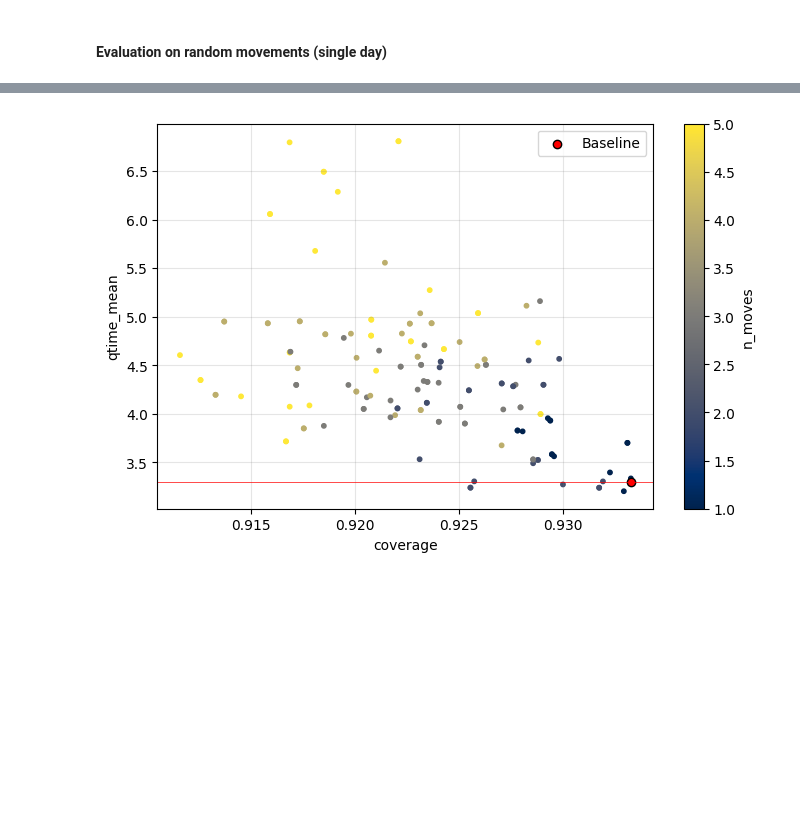
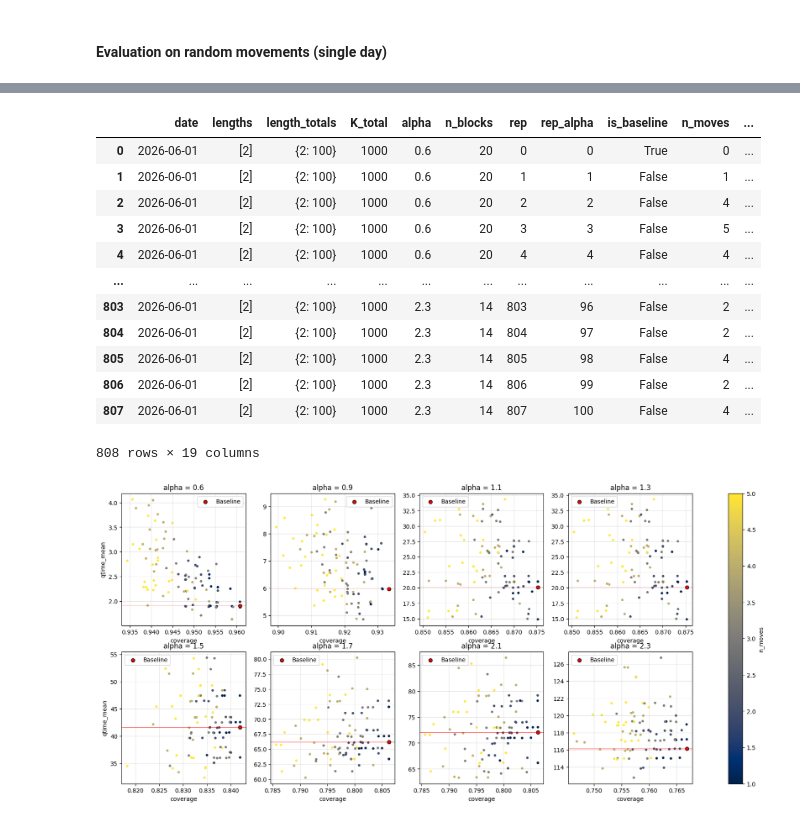
Before and after one commit to ZanchiLorenzo/security_paper, a Jupyter notebook: Tester FLR security.ipynb, the cells around one changed output, grey strips where cells are left out. Drawn from its saved outputs; the diff is of its cells as text; code cells hidden in the pictures; blank space fills up the shorter version.

```diff
--- a/Tester FLR security.ipynb
+++ b/Tester FLR security.ipynb
@@ -2224,24 +1895,47 @@ running rep=5, n_moves=3
 # %%
-df_pert.to_excel(os.path.join("data", f"perturbation_results2_{date.date()}.xlsx"), index=False)
+df_pert = pd.read_excel(os.path.join("data", f"perturbation_alpha_{date.date()}.xlsx"))
+df_pert
+# %% [output]
+|  | date | lengths | length_totals | K_total | alpha | n_blocks | rep | rep_alpha | is_baseline | n_moves | ... |
+| 0 | 2026-06-01 | [2] | {2: 100} | 1000 | 0.6 | 20 | 0 | 0 | True | 0 | ... |
+| 1 | 2026-06-01 | [2] | {2: 100} | 1000 | 0.6 | 20 | 1 | 1 | False | 1 | ... |
+| 2 | 2026-06-01 | [2] | {2: 100} | 1000 | 0.6 | 20 | 2 | 2 | False | 4 | ... |
+| 3 | 2026-06-01 | [2] | {2: 100} | 1000 | 0.6 | 20 | 3 | 3 | False | 5 | ... |
+| 4 | 2026-06-01 | [2] | {2: 100} | 1000 | 0.6 | 20 | 4 | 4 | False | 4 | ... |
+| ... | ... | ... | ... | ... | ... | ... | ... | ... | ... | ... | ... |
+| 803 | 2026-06-01 | [2] | {2: 100} | 1000 | 2.3 | 14 | 803 | 96 | False | 2 | ... |
+| 804 | 2026-06-01 | [2] | {2: 100} | 1000 | 2.3 | 14 | 804 | 97 | False | 2 | ... |
+| 805 | 2026-06-01 | [2] | {2: 100} | 1000 | 2.3 | 14 | 805 | 98 | False | 4 | ... |
+| 806 | 2026-06-01 | [2] | {2: 100} | 1000 | 2.3 | 14 | 806 | 99 | False | 2 | ... |
+| 807 | 2026-06-01 | [2] | {2: 100} | 1000 | 2.3 | 14 | 807 | 100 | False | 4 | ... |
+808 rows × 19 columns
-# %%
-df_pert = pd.read_excel(os.path.join("data", f"perturbation_results_{date.date()}.xlsx"))
 # %%
-x = 'coverage'
-y = 'qtime_mean'
-c = 'n_moves'
+import math
 
-baseline = df_pert[df_pert["rep"] == 0].iloc[0]
+x, y, c = "coverage", "qtime_mean", "n_moves"
+max_cols = 4
+alphas_in = sorted(df_pert["alpha"].unique())
+n_rows = math.ceil(len(alphas_in) / max_cols)
+n_cols = min(len(alphas_in), max_cols)
 
-fig, ax = plt.subplots(figsize=(8, 5))
+fig, axes = plt.subplots(n_rows, n_cols, figsize=(5.5 * n_cols, 4.5 * n_rows), squeeze=False)
 norm = plt.Normalize(vmin=1, vmax=df_pert[c].max())
-sc = ax.scatter(df_pert[x], df_pert[y], c=df_pert[c], cmap='cividis', norm=norm, s=10, alpha=1)
-baseline_marker = ax.scatter(baseline[x], baseline[y], color='red', edgecolor='black', label='Baseline')
-ax.axhline(baseline[y], color='red', linestyle='-', linewidth=0.5)
-fig.colorbar(sc, ax=ax, label=c)
-ax.set_xlabel(x)
-ax.set_ylabel(y)
-ax.grid(color='gray', alpha=0.2)
-ax.legend()
+flat = axes.ravel()
+for ax, a in zip(flat, alphas_in):
+    d = df_pert[df_pert["alpha"] == a]
+    b = d[d["is_baseline"]].iloc[0]
+    sc = ax.scatter(d[x], d[y], c=d[c], cmap="cividis", norm=norm, s=10)
+    ax.scatter(b[x], b[y], color="red", edgecolor="black", label="Baseline")
+    ax.axhline(b[y], color="red", linewidth=0.5)
+    ax.set_title(f"alpha = {a}")
+    ax.set_xlabel(x)
+    ax.grid(color="gray", alpha=0.2)
+    ax.legend()
+for ax in flat[len(alphas_in):]:
+    ax.set_visible(False)
+for ax in axes[:, 0]:
+    ax.set_ylabel(y)
+fig.colorbar(sc, ax=flat[:len(alphas_in)].tolist(), label=c)
 plt.show()
 # %% [output]
-[figure, old version]
+[figure, new version]
```
Also changed, not shown: parts of 28 cells of this notebook, 4 other files.
